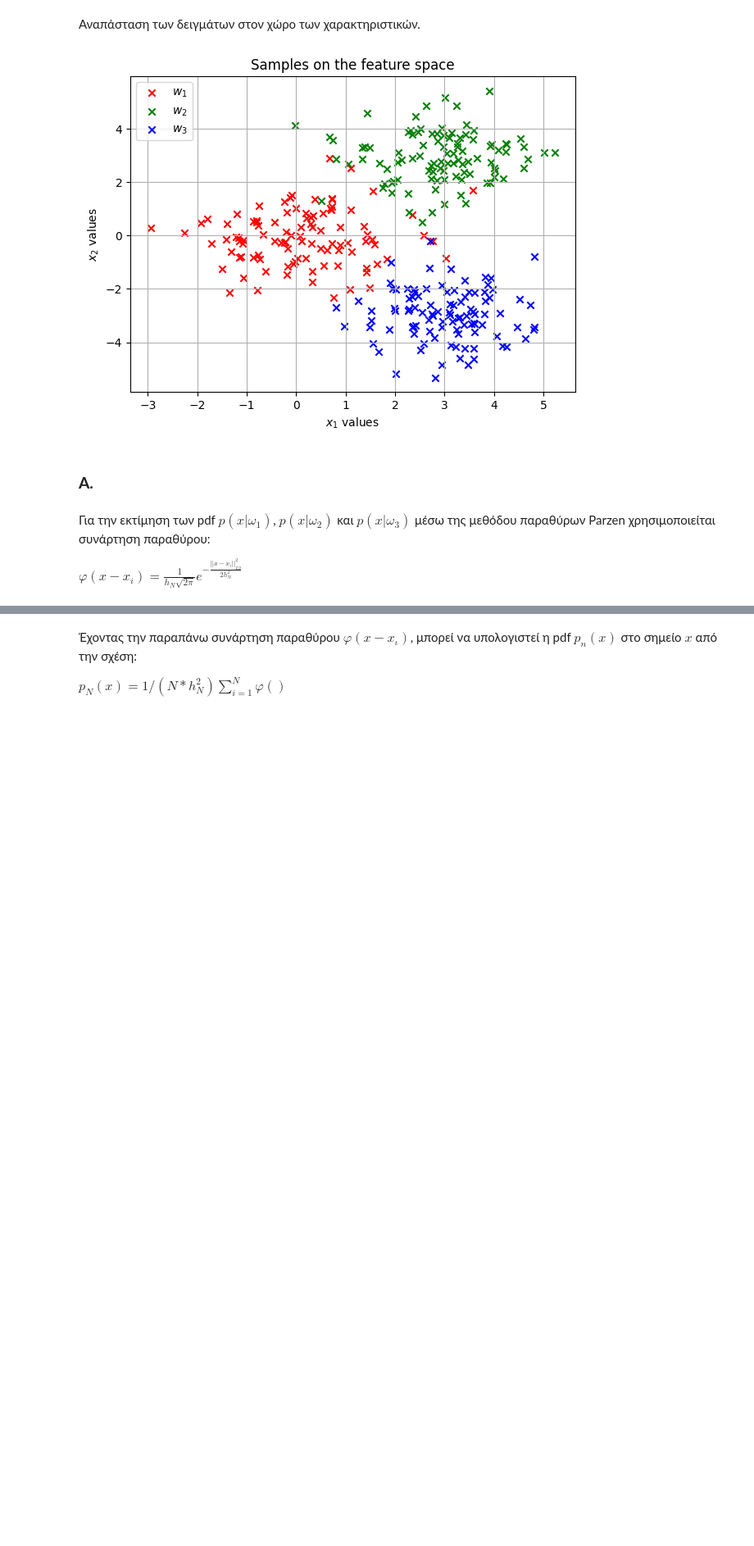
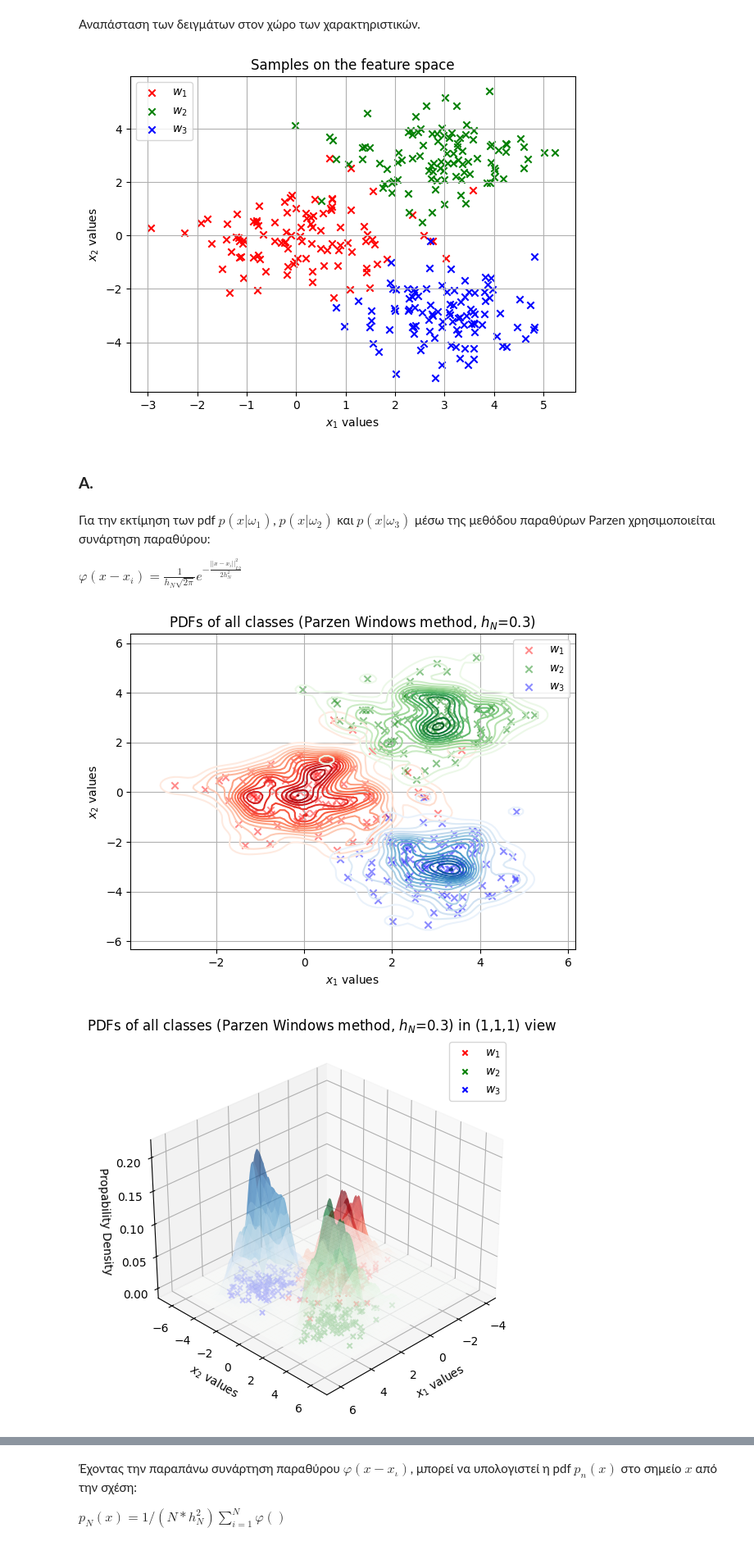
Before and after one commit to iliaxant/Pattern_Recognition_HW2, a Jupyter notebook: HW_2_PR_58545.ipynb, the cells around one changed output, grey strips where cells are left out. Shown at 82% size. Drawn from its saved outputs; the diff is of its cells as text; code cells hidden in the pictures; blank space fills up the shorter version.

```diff
--- a/HW_2_PR_58545.ipynb
+++ b/HW_2_PR_58545.ipynb
@@ -79,7 +81,7 @@ print(w3)
 # %% [markdown]
 Αναπάσταση των δειγμάτων στον χώρο των χαρακτηριστικών.
 # %%
-fig = plt.figure(figsize=(7, 5))
+plt.figure(figsize=(7, 5))
 
 plt.scatter(w1[0], w1[1], color='r', marker='x', label=r'$w_1$')
 plt.scatter(w2[0], w2[1], color='g', marker='x', label=r'$w_2$')
@@ -100,8 +102,74 @@ plt.show()
 
 $φ(x-x_i)=\frac{1}{h_N\sqrt{2π}}e^{-\frac{||x-x_i||_{L2}^2}{2h_N^2}}$
 # %%
-def parzen_window(x, x_i, h_N):
+def parzen_window(diffs, h_N):
 
-  dist_L2 = np.sum((x - x_i) ** 2)
+  dist_L2 = np.sum(diffs ** 2, axis = 2)
 
-  return 1/(h_N * np.sqrt(2*np.pi)) * np.exp( - dist_L2 / (2 * h_N ** 2))
+  return  np.exp(-dist_L2 / (2 * h_N ** 2)) / (h_N ** 2 * 2*np.pi)
+# %%
+def parzen_pdf(X, x_i, h_N):
+
+  diffs = X[:, np.newaxis, :] - x_i[np.newaxis, :, :]
+
+  phi = parzen_window(diffs, h_N)
+  pdf = np.mean(phi, axis=1)
+
+  return pdf
+# %%
+h_N = [0.3, 0.7, 0.1]
+
+
+for h in h_N:
+
+    x1 = np.arange(df[0].min()-1, df[0].max()+1, 0.1)
+    x2 = np.arange(df[1].min()-1, df[1].max()+1, 0.1)
+
+    xx1, xx2 = np.meshgrid(x1,x2)
+    X = np.column_stack((xx1.ravel(), xx2.ravel()))
+
+    p_1 = parzen_pdf(X, w1[[0,1]].to_numpy(), h).reshape(xx1.shape)
+    p_2 = parzen_pdf(X, w2[[0,1]].to_numpy(), h).reshape(xx1.shape)
+    p_3 = parzen_pdf(X, w3[[0,1]].to_numpy(), h).reshape(xx1.shape)
+
+
+    plt.figure(figsize=(7, 5))
+
+    plt.scatter(w1[0], w1[1], color='r', marker='x', label=r'$w_1$', alpha=0.45)
+    plt.scatter(w2[0], w2[1], color='g', marker='x', label=r'$w_2$', alpha=0.45)
+    plt.scatter(w3[0], w3[1], color='b', marker='x', label=r'$w_3$', alpha=0.45)
+
+    plt.contour(xx1, xx2, p_1, levels=15, cmap = 'Reds')
+    plt.contour(xx1, xx2, p_2, levels=15, cmap = 'Greens')
+    plt.contour(xx1, xx2, p_3, levels=15, cmap = 'Blues')
+
+    plt.title(f"PDFs of all classes (Parzen Windows method, $h_N$={h})")
+    plt.xlabel("$x_1$ values")
+    plt.ylabel("$x_2$ values")
+    plt.legend()
+    plt.grid(True)
+    plt.show()
+
+
+    fig = plt.figure(figsize=(8, 6))
+    ax = fig.add_subplot(111, projection='3d')
+
+    ax.plot_surface(xx1, xx2, p_1, cmap='Reds', alpha=0.4, linewidth=0, antialiased=True)
+    ax.plot_surface(xx1, xx2, p_2, cmap='Greens', alpha=0.4, linewidth=0, antialiased=True)
+    ax.plot_surface(xx1, xx2, p_3, cmap='Blues', alpha=0.4, linewidth=0, antialiased=True)
+
+    ax.scatter(w1[0], w1[1], 0, color='r', marker='x', label=r'$w_1$')
+    ax.scatter(w2[0], w2[1], 0, color='g', marker='x', label=r'$w_2$')
+    ax.scatter(w3[0], w3[1], 0, color='b', marker='x', label=r'$w_3$')
+
+    ax.set_title(f"PDFs of all classes (Parzen Windows method, $h_N$={h}) in (1,1,1) view")
+    ax.set_xlabel("$x_1$ values")
+    ax.set_ylabel("$x_2$ values")
+    ax.set_zlabel("Propability Density")
+    ax.view_init(elev=30, azim=45)
+    ax.legend()
+    plt.show()
+    print()
+# %% [output]
+[figure, added]
+[figure, added]
```
Also changed, not shown: parts of 9 cells of this notebook.
